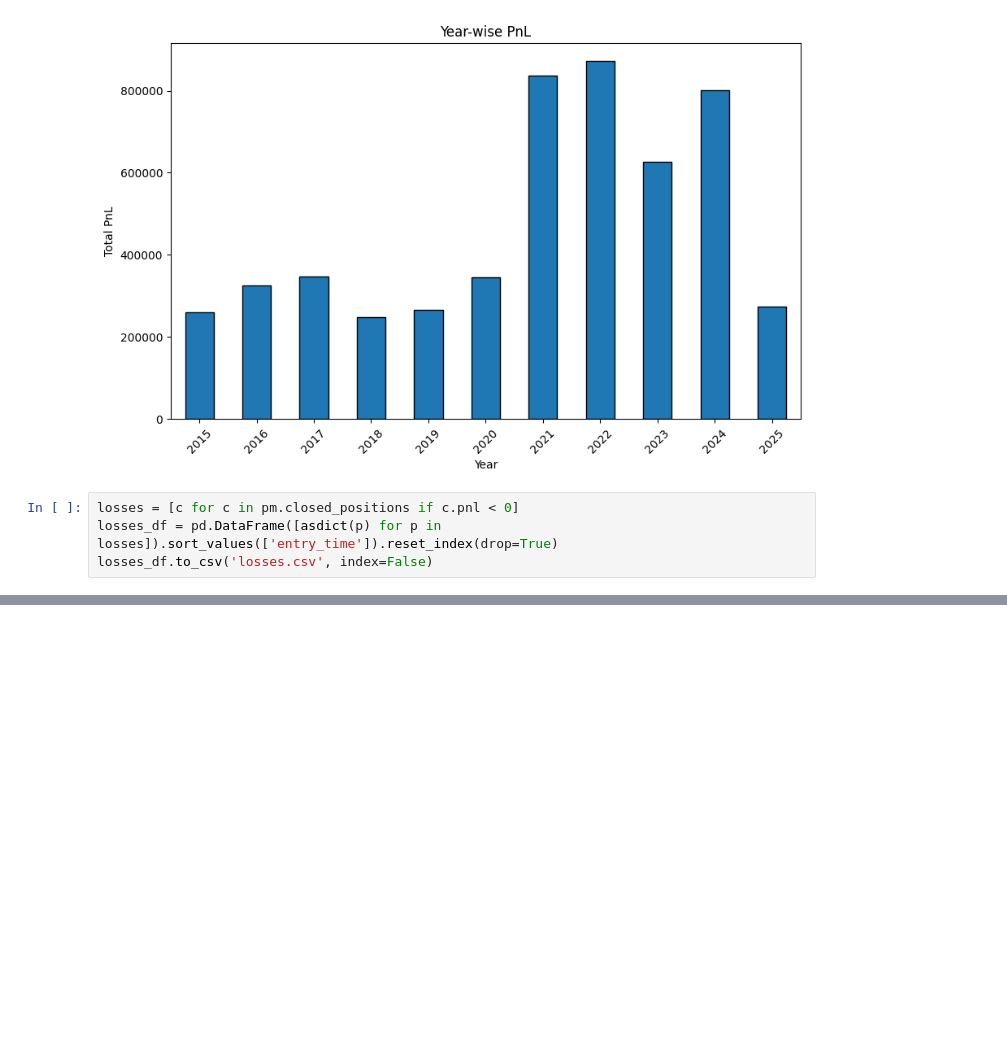
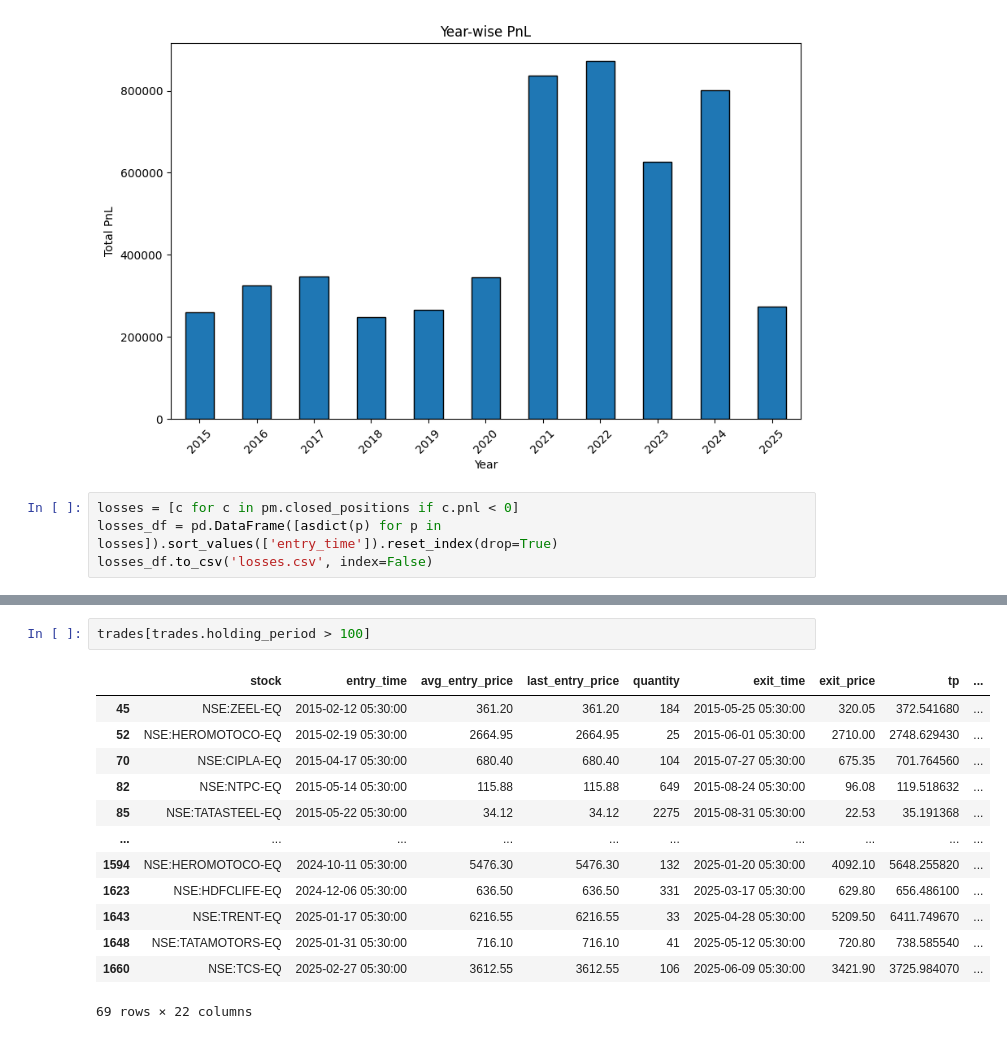
Before and after one commit to wishabhilash/strategy-notebooks, a Jupyter notebook: notebooks/NiftyShop-Fabtrader.ipynb, the cells around one changed output, grey strips where cells are left out. Drawn from its saved outputs; the diff is of its cells as text; blank space fills up the shorter version.

```diff
--- a/notebooks/NiftyShop-Fabtrader.ipynb
+++ b/notebooks/NiftyShop-Fabtrader.ipynb
@@ -356,0 +362,16 @@ losses_df
+# %%
+trades[trades.holding_period > 100]
+# %% [output]
+|  | stock | entry_time | avg_entry_price | last_entry_price | quantity | exit_time | exit_price | tp | ... |
+| 45 | NSE:ZEEL-EQ | 2015-02-12 05:30:00 | 361.20 | 361.20 | 184 | 2015-05-25 05:30:00 | 320.05 | 372.541680 | ... |
+| 52 | NSE:HEROMOTOCO-EQ | 2015-02-19 05:30:00 | 2664.95 | 2664.95 | 25 | 2015-06-01 05:30:00 | 2710.00 | 2748.629430 | ... |
+| 70 | NSE:CIPLA-EQ | 2015-04-17 05:30:00 | 680.40 | 680.40 | 104 | 2015-07-27 05:30:00 | 675.35 | 701.764560 | ... |
+| 82 | NSE:NTPC-EQ | 2015-05-14 05:30:00 | 115.88 | 115.88 | 649 | 2015-08-24 05:30:00 | 96.08 | 119.518632 | ... |
+| 85 | NSE:TATASTEEL-EQ | 2015-05-22 05:30:00 | 34.12 | 34.12 | 2275 | 2015-08-31 05:30:00 | 22.53 | 35.191368 | ... |
+| ... | ... | ... | ... | ... | ... | ... | ... | ... | ... |
+| 1594 | NSE:HEROMOTOCO-EQ | 2024-10-11 05:30:00 | 5476.30 | 5476.30 | 132 | 2025-01-20 05:30:00 | 4092.10 | 5648.255820 | ... |
+| 1623 | NSE:HDFCLIFE-EQ | 2024-12-06 05:30:00 | 636.50 | 636.50 | 331 | 2025-03-17 05:30:00 | 629.80 | 656.486100 | ... |
+| 1643 | NSE:TRENT-EQ | 2025-01-17 05:30:00 | 6216.55 | 6216.55 | 33 | 2025-04-28 05:30:00 | 5209.50 | 6411.749670 | ... |
+| 1648 | NSE:TATAMOTORS-EQ | 2025-01-31 05:30:00 | 716.10 | 716.10 | 41 | 2025-05-12 05:30:00 | 720.80 | 738.585540 | ... |
+| 1660 | NSE:TCS-EQ | 2025-02-27 05:30:00 | 3612.55 | 3612.55 | 106 | 2025-06-09 05:30:00 | 3421.90 | 3725.984070 | ... |
+69 rows × 22 columns
```
Also changed, not shown: parts of 2 cells of this notebook, 1 other file.
